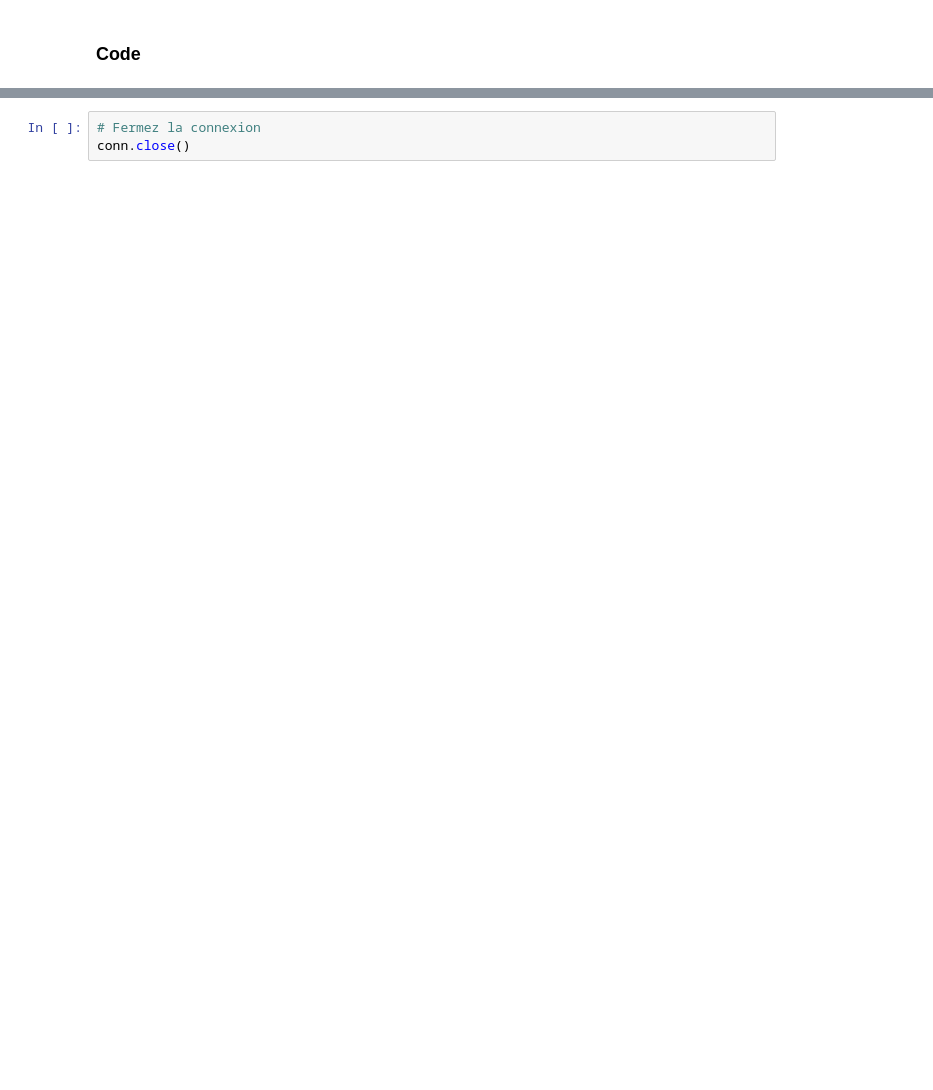
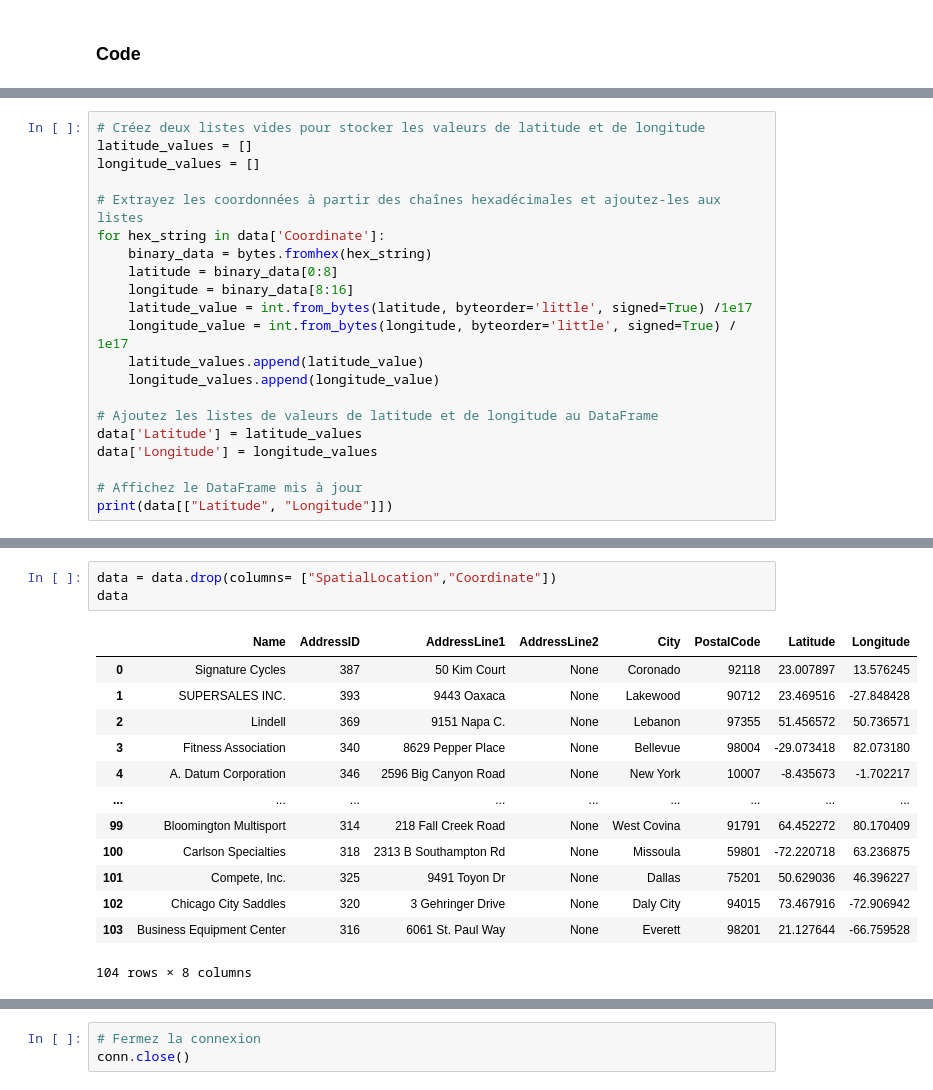
Before and after one commit to Sebastien6631/FoliumProject, a Jupyter notebook: Folium_Project.ipynb, the cells around one changed output, grey strips where cells are left out. Cells and saved outputs as stored; diff of their text form; blank space fills up the shorter version.

```diff
--- a/Folium_Project.ipynb
+++ b/Folium_Project.ipynb
@@ -64,0 +100,21 @@ data
+# %%
+# Créez deux listes vides pour stocker les valeurs de latitude et de longitude
+latitude_values = []
+longitude_values = []
+
+# Extrayez les coordonnées à partir des chaînes hexadécimales et ajoutez-les aux listes
+for hex_string in data['Coordinate']:
+    binary_data = bytes.fromhex(hex_string)
+    latitude = binary_data[0:8]
+    longitude = binary_data[8:16]
+    latitude_value = int.from_bytes(latitude, byteorder='little', signed=True) /1e17
+    longitude_value = int.from_bytes(longitude, byteorder='little', signed=True) / 1e17
+    latitude_values.append(latitude_value)
+    longitude_values.append(longitude_value)
+
+# Ajoutez les listes de valeurs de latitude et de longitude au DataFrame
+data['Latitude'] = latitude_values
+data['Longitude'] = longitude_values
+
+# Affichez le DataFrame mis à jour
+print(data[["Latitude", "Longitude"]])
@@ -64,0 +136,17 @@ data
+# %%
+data = data.drop(columns= ["SpatialLocation","Coordinate"])
+data
+# %% [output]
+|  | Name | AddressID | AddressLine1 | AddressLine2 | City | PostalCode | Latitude | Longitude |
+| 0 | Signature Cycles | 387 | 50 Kim Court | None | Coronado | 92118 | 23.007897 | 13.576245 |
+| 1 | SUPERSALES INC. | 393 | 9443 Oaxaca | None | Lakewood | 90712 | 23.469516 | -27.848428 |
+| 2 | Lindell | 369 | 9151 Napa C. | None | Lebanon | 97355 | 51.456572 | 50.736571 |
+| 3 | Fitness Association | 340 | 8629 Pepper Place | None | Bellevue | 98004 | -29.073418 | 82.073180 |
+| 4 | A. Datum Corporation | 346 | 2596 Big Canyon Road | None | New York | 10007 | -8.435673 | -1.702217 |
+| ... | ... | ... | ... | ... | ... | ... | ... | ... |
+| 99 | Bloomington Multisport | 314 | 218 Fall Creek Road | None | West Covina | 91791 | 64.452272 | 80.170409 |
+| 100 | Carlson Specialties | 318 | 2313 B Southampton Rd | None | Missoula | 59801 | -72.220718 | 63.236875 |
+| 101 | Compete, Inc. | 325 | 9491 Toyon Dr | None | Dallas | 75201 | 50.629036 | 46.396227 |
+| 102 | Chicago City Saddles | 320 | 3 Gehringer Drive | None | Daly City | 94015 | 73.467916 | -72.906942 |
+| 103 | Business Equipment Center | 316 | 6061 St. Paul Way | None | Everett | 98201 | 21.127644 | -66.759528 |
+104 rows × 8 columns
```
Also changed, not shown: parts of 13 cells of this notebook.
